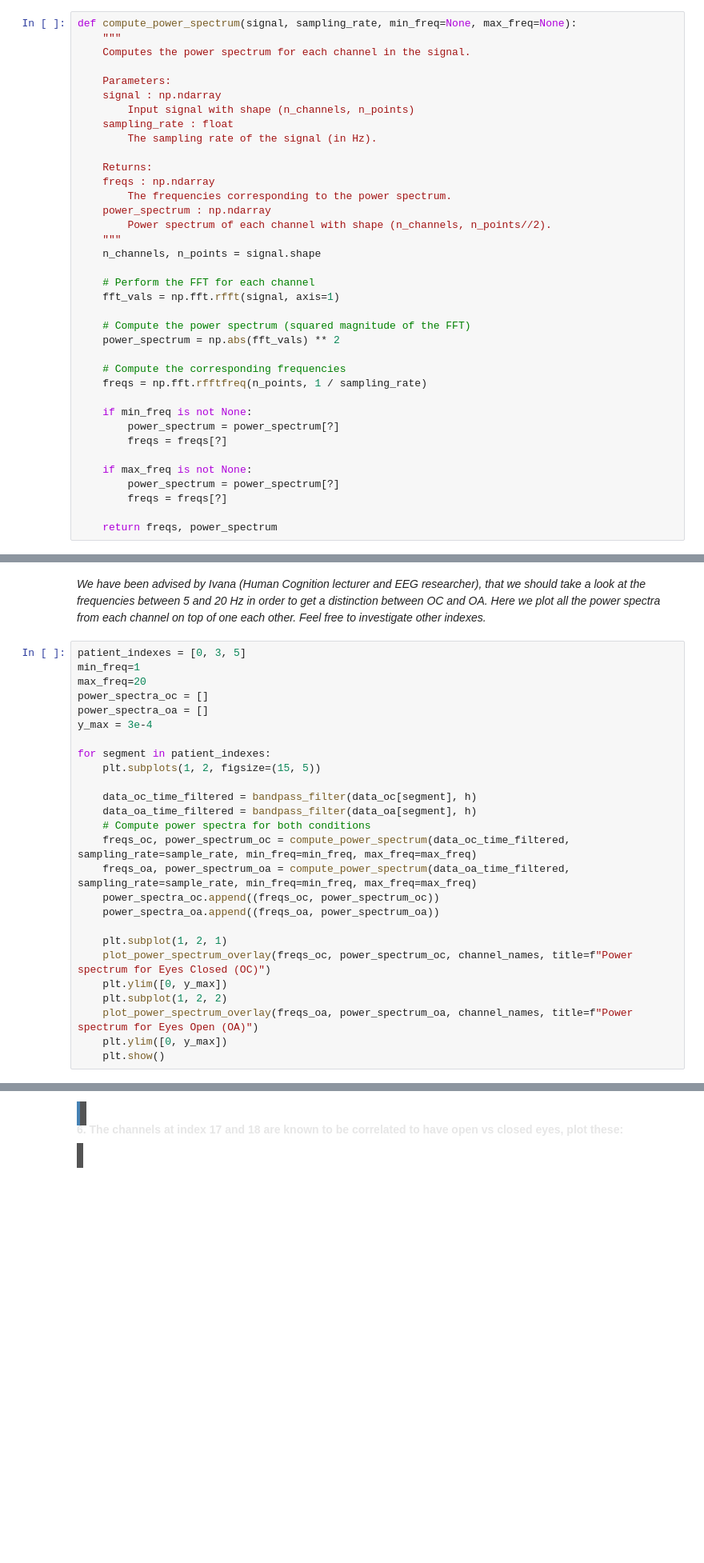
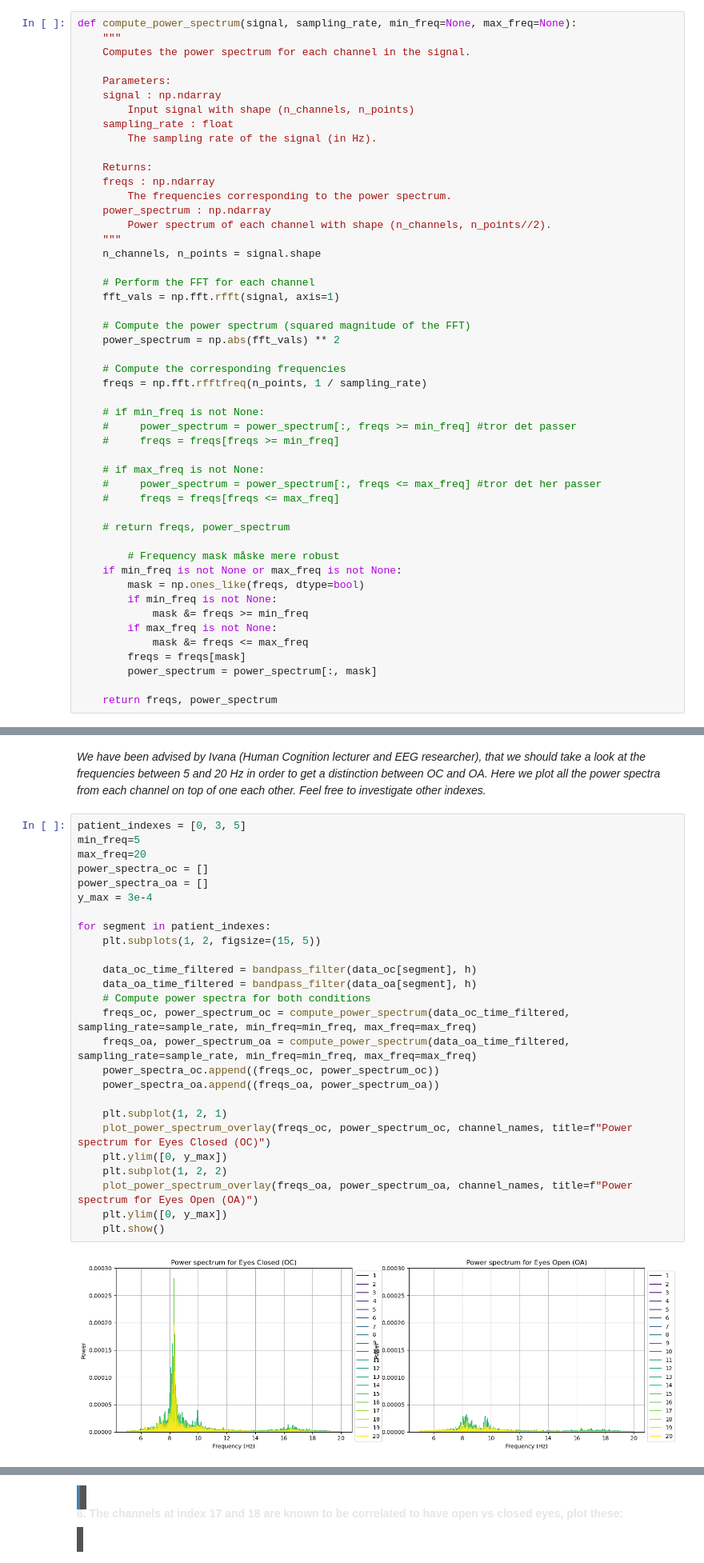
Before and after one commit to Nunk-sketch/ass2, a Jupyter notebook: haha/assignment_2/assignment_2.ipynb, the cells around one changed output, grey strips where cells are left out. Shown at 80% size. Saved outputs shown, nothing was run; the diff lists cells and outputs as text; blank space fills up the shorter version.

```diff
--- a/haha/assignment_2/assignment_2.ipynb
+++ b/haha/assignment_2/assignment_2.ipynb
@@ -442,13 +617,25 @@ def compute_power_spectrum(signal, sampling_rate, min_freq=None, max_freq=None):
     # Compute the corresponding frequencies
     freqs = np.fft.rfftfreq(n_points, 1 / sampling_rate)
 
-    if min_freq is not None:
-        power_spectrum = power_spectrum[?]
-        freqs = freqs[?]
+    # if min_freq is not None:
+    #     power_spectrum = power_spectrum[:, freqs >= min_freq] #tror det passer
+    #     freqs = freqs[freqs >= min_freq]
 
-    if max_freq is not None:
-        power_spectrum = power_spectrum[?]
-        freqs = freqs[?]
+    # if max_freq is not None:
+    #     power_spectrum = power_spectrum[:, freqs <= max_freq] #tror det her passer
+    #     freqs = freqs[freqs <= max_freq]
+
+    # return freqs, power_spectrum
+
+        # Frequency mask måske mere robust
+    if min_freq is not None or max_freq is not None:
+        mask = np.ones_like(freqs, dtype=bool)
+        if min_freq is not None:
+            mask &= freqs >= min_freq
+        if max_freq is not None:
+            mask &= freqs <= max_freq
+        freqs = freqs[mask]
+        power_spectrum = power_spectrum[:, mask]
 
     return freqs, power_spectrum
 # %% [markdown]
@@ -483,27 +670,29 @@ def plot_power_spectrum_overlay(freqs, power_spectrum, ch_names, show=False, tit
 *We have been advised by Ivana (Human Cognition lecturer and EEG researcher), that we should take a look at the frequencies between 5 and 20 Hz in order to get a distinction between OC and OA. Here we plot all the power spectra from each channel on top of one each other. Feel free to investigate other indexes.*
 # %%
 patient_indexes = [0, 3, 5]
-min_freq=1
+min_freq=5
 max_freq=20
 power_spectra_oc = []
 power_spectra_oa = []
 y_max = 3e-4
 
 for segment in patient_indexes:
     plt.subplots(1, 2, figsize=(15, 5))
 
     data_oc_time_filtered = bandpass_filter(data_oc[segment], h)
     data_oa_time_filtered = bandpass_filter(data_oa[segment], h)
     # Compute power spectra for both conditions
     freqs_oc, power_spectrum_oc = compute_power_spectrum(data_oc_time_filtered, sampling_rate=sample_rate, min_freq=min_freq, max_freq=max_freq)
     freqs_oa, power_spectrum_oa = compute_power_spectrum(data_oa_time_filtered, sampling_rate=sample_rate, min_freq=min_freq, max_freq=max_freq)
     power_spectra_oc.append((freqs_oc, power_spectrum_oc))
     power_spectra_oa.append((freqs_oa, power_spectrum_oa))
 
     plt.subplot(1, 2, 1)
     plot_power_spectrum_overlay(freqs_oc, power_spectrum_oc, channel_names, title=f"Power spectrum for Eyes Closed (OC)")
     plt.ylim([0, y_max])
     plt.subplot(1, 2, 2)
     plot_power_spectrum_overlay(freqs_oa, power_spectrum_oa, channel_names, title=f"Power spectrum for Eyes Open (OA)")
     plt.ylim([0, y_max])
     plt.show()
+# %% [output]
+[figure, added]
```
Also changed, not shown: parts of 20 cells of this notebook.
